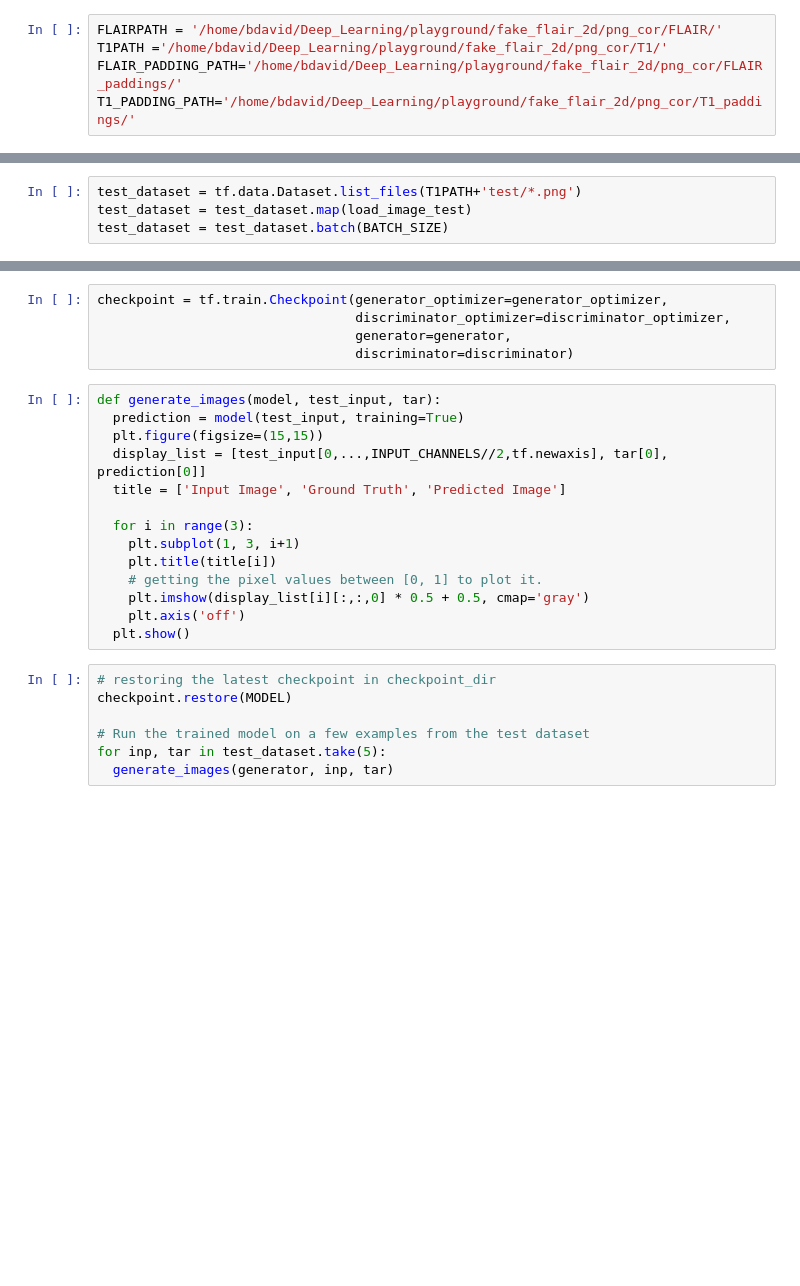
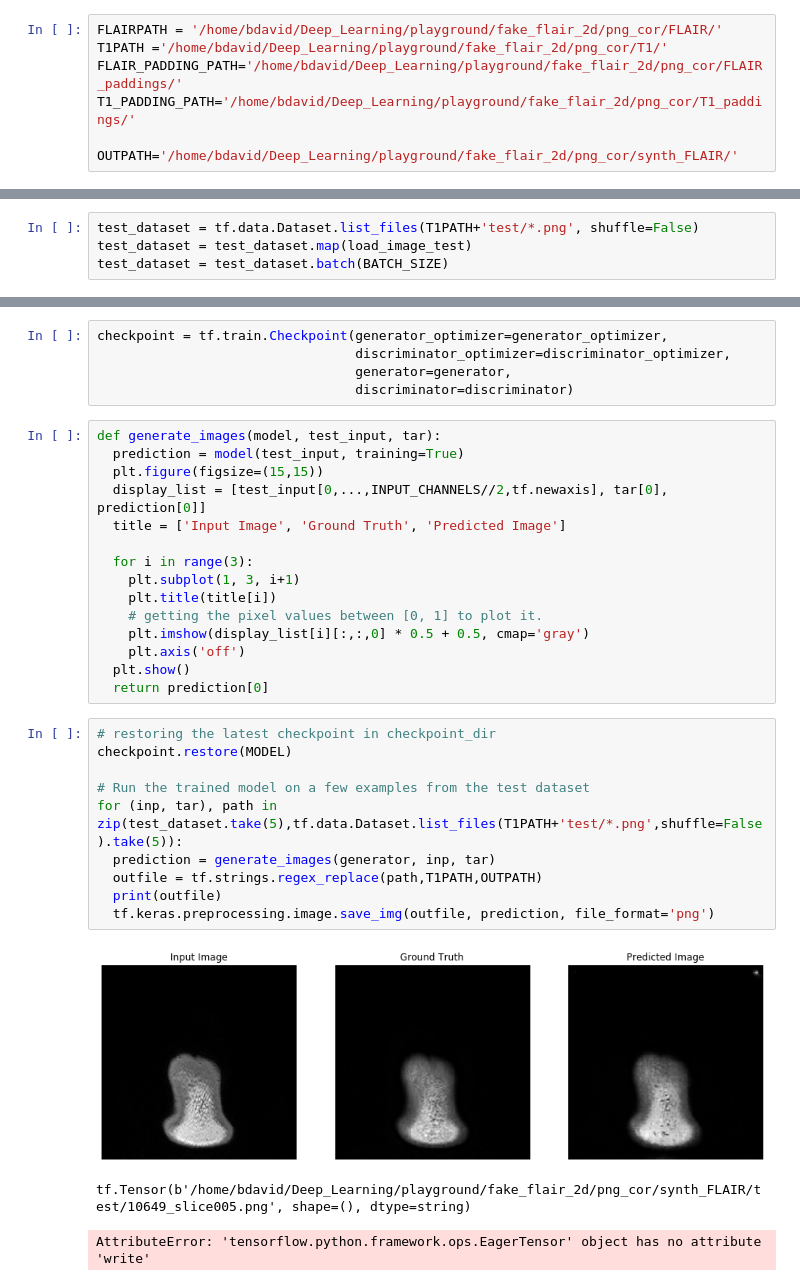
Before and after one commit to bastiandavid/DeepFCD, a Jupyter notebook: apply_GAN.ipynb, the cells around one changed output, grey strips where cells are left out. Saved outputs shown, nothing was run; the diff lists cells and outputs as text; blank space fills up the shorter version.

Commit message:
WIP: saving all test images

```diff
--- a/apply_GAN.ipynb
+++ b/apply_GAN.ipynb
@@ -16,6 +16,8 @@ FLAIRPATH = '/home/bdavid/Deep_Learning/playground/fake_flair_2d/png_cor/FLAIR/'
 T1PATH ='/home/bdavid/Deep_Learning/playground/fake_flair_2d/png_cor/T1/'
 FLAIR_PADDING_PATH='/home/bdavid/Deep_Learning/playground/fake_flair_2d/png_cor/FLAIR_paddings/'
 T1_PADDING_PATH='/home/bdavid/Deep_Learning/playground/fake_flair_2d/png_cor/T1_paddings/'
+
+OUTPATH='/home/bdavid/Deep_Learning/playground/fake_flair_2d/png_cor/synth_FLAIR/'
 # %%
 BUFFER_SIZE = 400
 BATCH_SIZE = 1
@@ -165,7 +167,7 @@ def load_image_test(image_file):
 
   return input_image, real_image
 # %%
-test_dataset = tf.data.Dataset.list_files(T1PATH+'test/*.png')
+test_dataset = tf.data.Dataset.list_files(T1PATH+'test/*.png', shuffle=False)
 test_dataset = test_dataset.map(load_image_test)
 test_dataset = test_dataset.batch(BATCH_SIZE)
 # %%
@@ -310,10 +312,18 @@ def generate_images(model, test_input, tar):
     plt.imshow(display_list[i][:,:,0] * 0.5 + 0.5, cmap='gray')
     plt.axis('off')
   plt.show()
+  return prediction[0]
 # %%
 # restoring the latest checkpoint in checkpoint_dir
 checkpoint.restore(MODEL)
 
 # Run the trained model on a few examples from the test dataset
-for inp, tar in test_dataset.take(5):
-  generate_images(generator, inp, tar)
+for (inp, tar), path in zip(test_dataset.take(5),tf.data.Dataset.list_files(T1PATH+'test/*.png',shuffle=False).take(5)):
+  prediction = generate_images(generator, inp, tar)
+  outfile = tf.strings.regex_replace(path,T1PATH,OUTPATH)
+  print(outfile)
+  tf.keras.preprocessing.image.save_img(outfile, prediction, file_format='png')
+# %% [output]
+[figure, added]
+tf.Tensor(b'/home/bdavid/Deep_Learning/playground/fake_flair_2d/png_cor/synth_FLAIR/test/10649_slice005.png', shape=(), dtype=string)
+AttributeError: 'tensorflow.python.framework.ops.EagerTensor' object has no attribute 'write'
```
Also changed, not shown: parts of 1 cell of this notebook.
